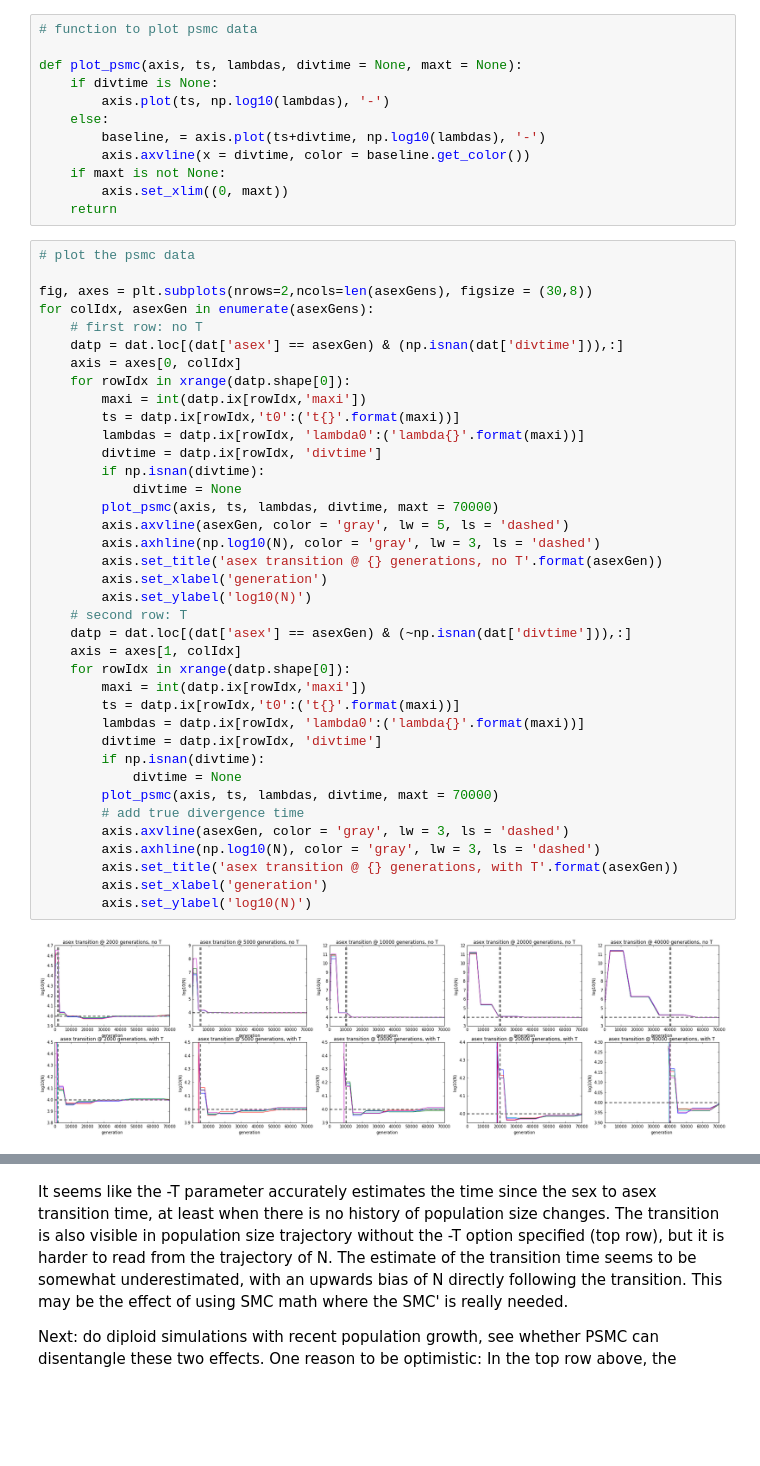
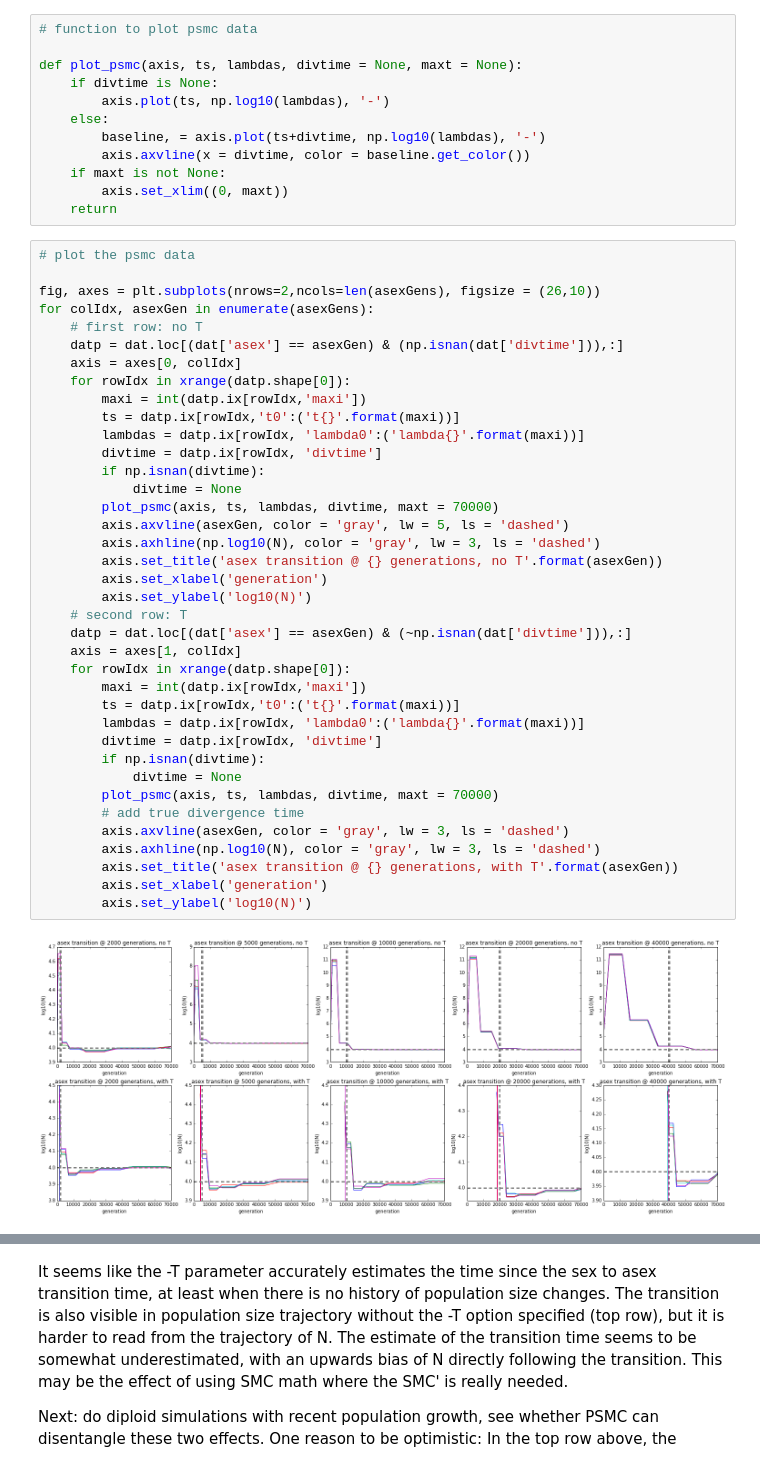
Before and after one commit to ammodramus/tsmc, a Jupyter notebook: snail_sims.ipynb, the cells around one changed output, grey strips where cells are left out. Saved outputs shown, nothing was run; the diff lists cells and outputs as text; blank space fills up the shorter version.

```diff
--- a/snail_sims.ipynb
+++ b/snail_sims.ipynb
@@ -191,7 +191,7 @@ def plot_psmc(axis, ts, lambdas, divtime = None, maxt = None):
 # %%
 # plot the psmc data
 
-fig, axes = plt.subplots(nrows=2,ncols=len(asexGens), figsize = (30,8))
+fig, axes = plt.subplots(nrows=2,ncols=len(asexGens), figsize = (26,10))
 for colIdx, asexGen in enumerate(asexGens):
     # first row: no T
     datp = dat.loc[(dat['asex'] == asexGen) & (np.isnan(dat['divtime'])),:]
@@ -200,31 +200,31 @@ for colIdx, asexGen in enumerate(asexGens):
         maxi = int(datp.ix[rowIdx,'maxi'])
         ts = datp.ix[rowIdx,'t0':('t{}'.format(maxi))]
         lambdas = datp.ix[rowIdx, 'lambda0':('lambda{}'.format(maxi))]
         divtime = datp.ix[rowIdx, 'divtime']
         if np.isnan(divtime):
             divtime = None
         plot_psmc(axis, ts, lambdas, divtime, maxt = 70000)
         axis.axvline(asexGen, color = 'gray', lw = 5, ls = 'dashed')
         axis.axhline(np.log10(N), color = 'gray', lw = 3, ls = 'dashed')
         axis.set_title('asex transition @ {} generations, no T'.format(asexGen))
         axis.set_xlabel('generation')
         axis.set_ylabel('log10(N)')
     # second row: T
     datp = dat.loc[(dat['asex'] == asexGen) & (~np.isnan(dat['divtime'])),:]
     axis = axes[1, colIdx]
     for rowIdx in xrange(datp.shape[0]):
         maxi = int(datp.ix[rowIdx,'maxi'])
         ts = datp.ix[rowIdx,'t0':('t{}'.format(maxi))]
         lambdas = datp.ix[rowIdx, 'lambda0':('lambda{}'.format(maxi))]
         divtime = datp.ix[rowIdx, 'divtime']
         if np.isnan(divtime):
             divtime = None
         plot_psmc(axis, ts, lambdas, divtime, maxt = 70000)
         # add true divergence time
         axis.axvline(asexGen, color = 'gray', lw = 3, ls = 'dashed')
         axis.axhline(np.log10(N), color = 'gray', lw = 3, ls = 'dashed')
         axis.set_title('asex transition @ {} generations, with T'.format(asexGen))
         axis.set_xlabel('generation')
         axis.set_ylabel('log10(N)')
 # %% [output]
-[figure, old version]
+[figure, new version]
```
Also changed, not shown: parts of 11 cells of this notebook.
